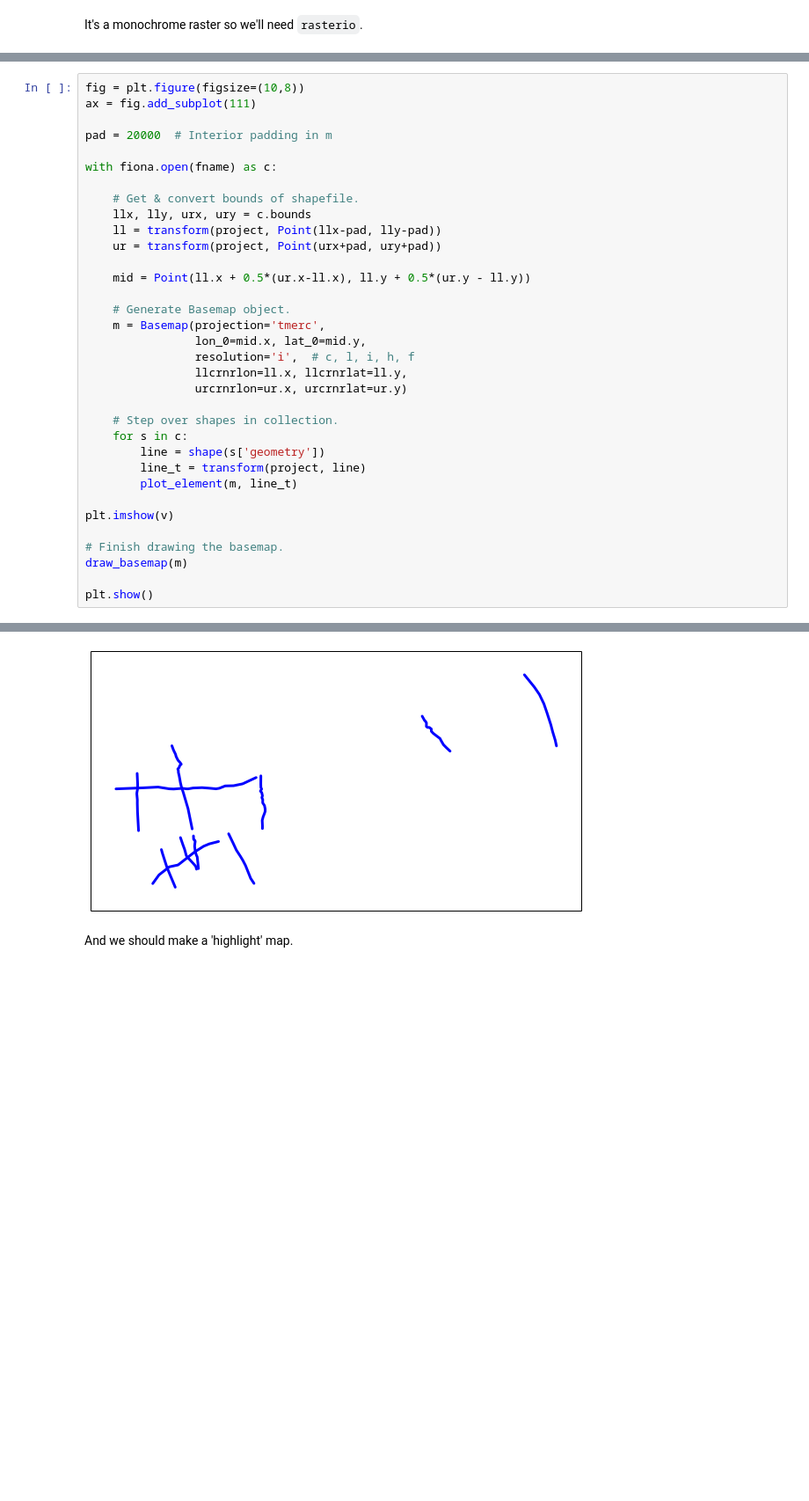
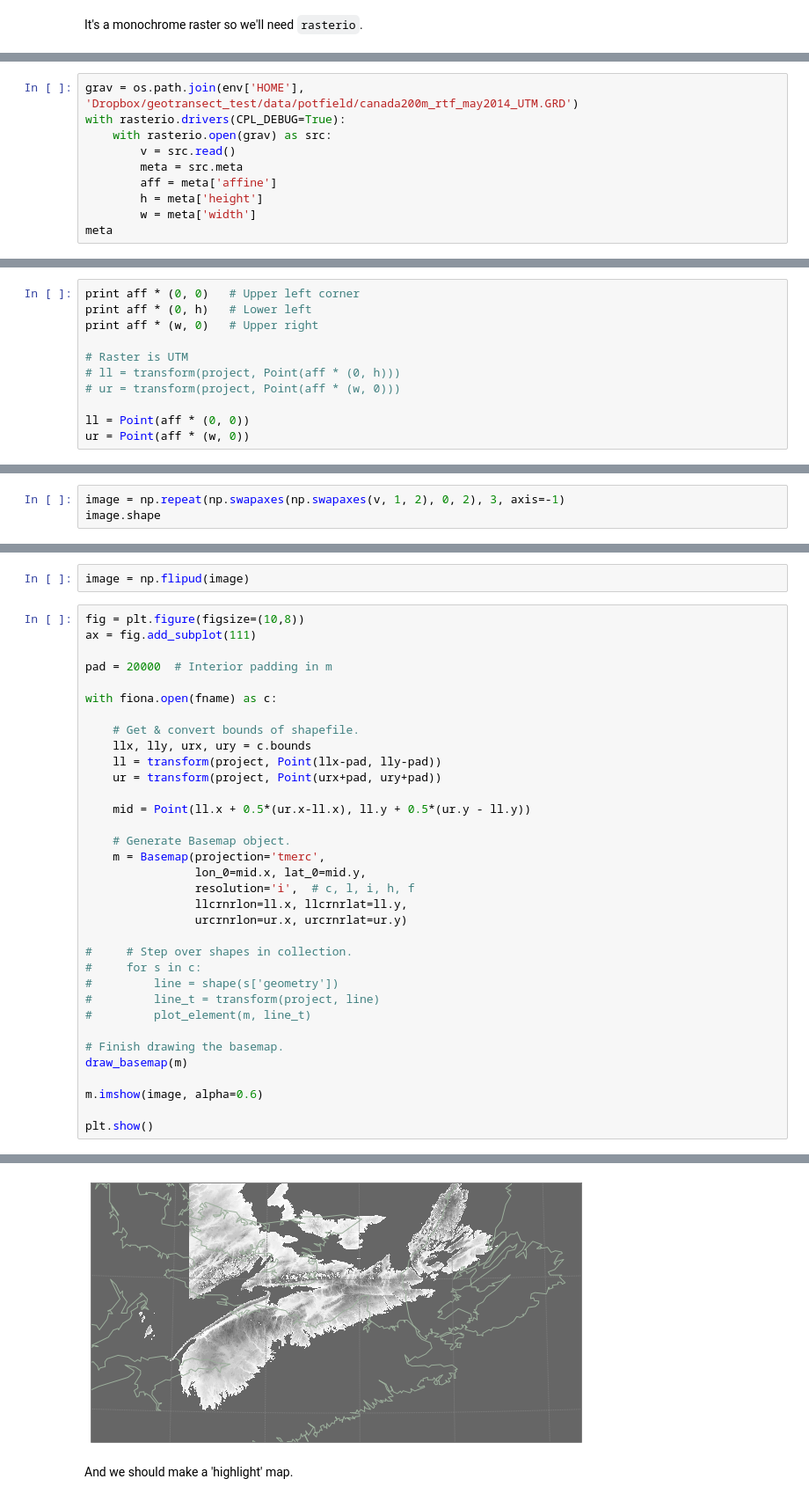
Before and after one commit to agilescientific/geotransect, a Jupyter notebook: notebooks/NS_basemap_inset.ipynb, the cells around one changed output, grey strips where cells are left out. Shown at 88% size. Drawn from its saved outputs; the diff is of its cells as text; blank space fills up the shorter version.

```diff
--- a/notebooks/NS_basemap_inset.ipynb
+++ b/notebooks/NS_basemap_inset.ipynb
@@ -117,0 +140,10 @@ with rasterio.drivers(CPL_DEBUG=True):
+# %%
+grav = os.path.join(env['HOME'], 'Dropbox/geotransect_test/data/potfield/canada200m_rtf_may2014_UTM.GRD')
+with rasterio.drivers(CPL_DEBUG=True):
+    with rasterio.open(grav) as src:
+        v = src.read()
+        meta = src.meta
+        aff = meta['affine']
+        h = meta['height']
+        w = meta['width']
+meta
@@ -117,0 +171,11 @@ with rasterio.drivers(CPL_DEBUG=True):
+# %%
+print aff * (0, 0)   # Upper left corner
+print aff * (0, h)   # Lower left
+print aff * (w, 0)   # Upper right
+
+# Raster is UTM
+# ll = transform(project, Point(aff * (0, h)))
+# ur = transform(project, Point(aff * (w, 0)))
+
+ll = Point(aff * (0, 0))
+ur = Point(aff * (w, 0))
@@ -117,0 +188,3 @@ with rasterio.drivers(CPL_DEBUG=True):
+# %%
+image = np.repeat(np.swapaxes(np.swapaxes(v, 1, 2), 0, 2), 3, axis=-1)
+image.shape
@@ -118,3 +193,5 @@ with rasterio.drivers(CPL_DEBUG=True):
+# %%
+image = np.flipud(image)
 # %%
 fig = plt.figure(figsize=(10,8))
 ax = fig.add_subplot(111)
@@ -137,16 +214,16 @@ with fiona.open(fname) as c:
                 llcrnrlon=ll.x, llcrnrlat=ll.y,
                 urcrnrlon=ur.x, urcrnrlat=ur.y)
 
-    # Step over shapes in collection.
-    for s in c:
-        line = shape(s['geometry'])
-        line_t = transform(project, line)
-        plot_element(m, line_t)
-
-plt.imshow(v)
+#     # Step over shapes in collection.
+#     for s in c:
+#         line = shape(s['geometry'])
+#         line_t = transform(project, line)
+#         plot_element(m, line_t)
 
 # Finish drawing the basemap.
 draw_basemap(m)
 
+m.imshow(image, alpha=0.6)
+
 plt.show()
 # %% [output]
@@ -154,4 +230,4 @@ TypeError: Invalid dimensions for image data
-[figure, old version]
+[figure, new version]
 # %% [markdown]
 And we should make a 'highlight' map.
 # %%
```
Also changed, not shown: parts of 10 cells of this notebook, 8 other files.
